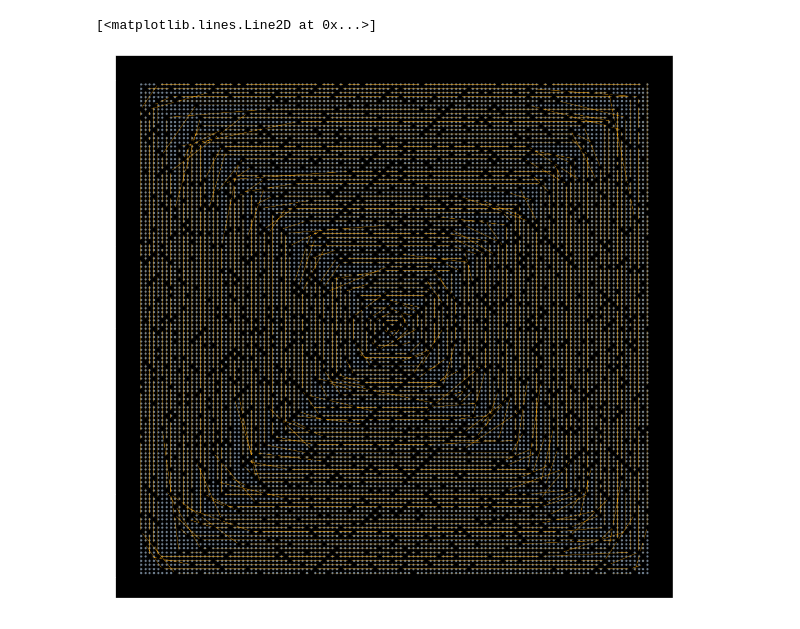
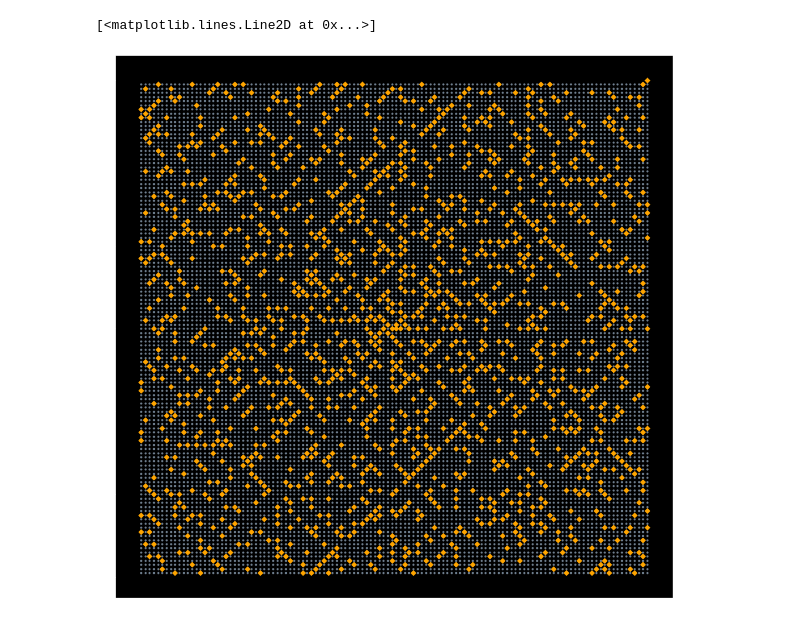
Before and after one commit to merkwur/Ulams-Spiral, a Jupyter notebook: Ulams_spiral.ipynb, the cells around one changed output. Cells and saved outputs as stored; diff of their text form; code cells hidden in the pictures.

Commit message:
fixed plot

```diff
--- a/Ulams_spiral.ipynb
+++ b/Ulams_spiral.ipynb
@@ -47,22 +47,22 @@ for i in range(120):
 # %%
 %matplotlib inline
 primes = []
 for j, i in enumerate(l):
     j += 1
     if is_prime(j) == True:
         primes.append(i)
 
 l = np.array(l)
 
 xs = [i[0] for i in l]
 ys = [i[1] for i in l]
 pxs = [i[0] for i in primes]
 pys = [i[1] for i in primes]
 
 plt.figure(figsize=(18,18))
-plt.scatter(pxs, pys, color='k', marker="D", zorder=5, s=33.6)
-plt.plot(xs, ys, color="azure", lw=.2, alpha=.5, zorder=1)
+plt.scatter(pxs, pys, color='orange', marker="D", zorder=5, s=42)
+
 plt.plot(xs, ys, '.', color='slategray', alpha=1, zorder=3)
 # %% [output]
 [<matplotlib.lines.Line2D at 0x...>]
-[figure, old version]
+[figure, new version]
```
